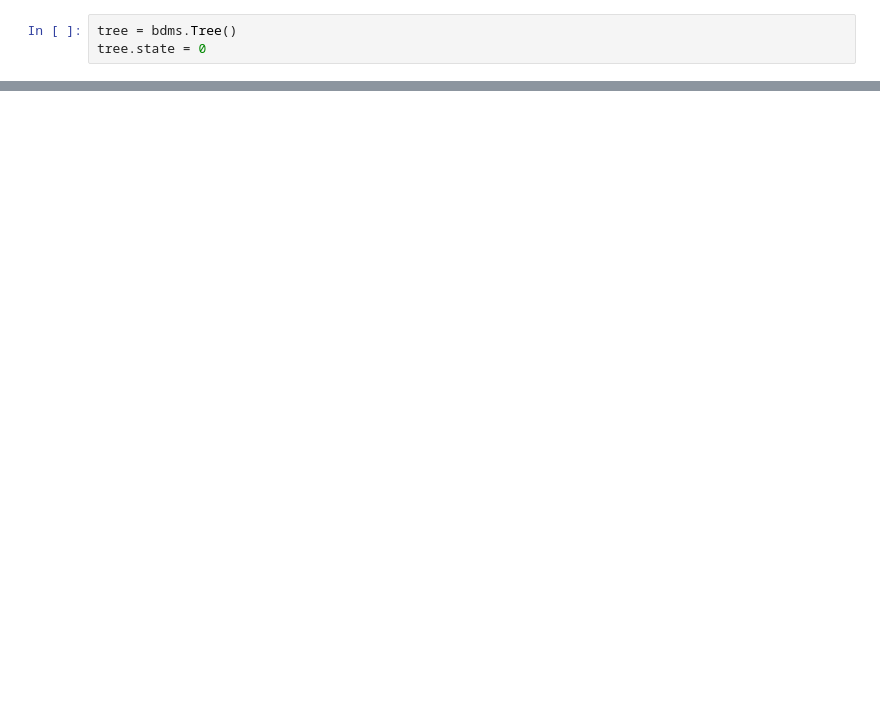
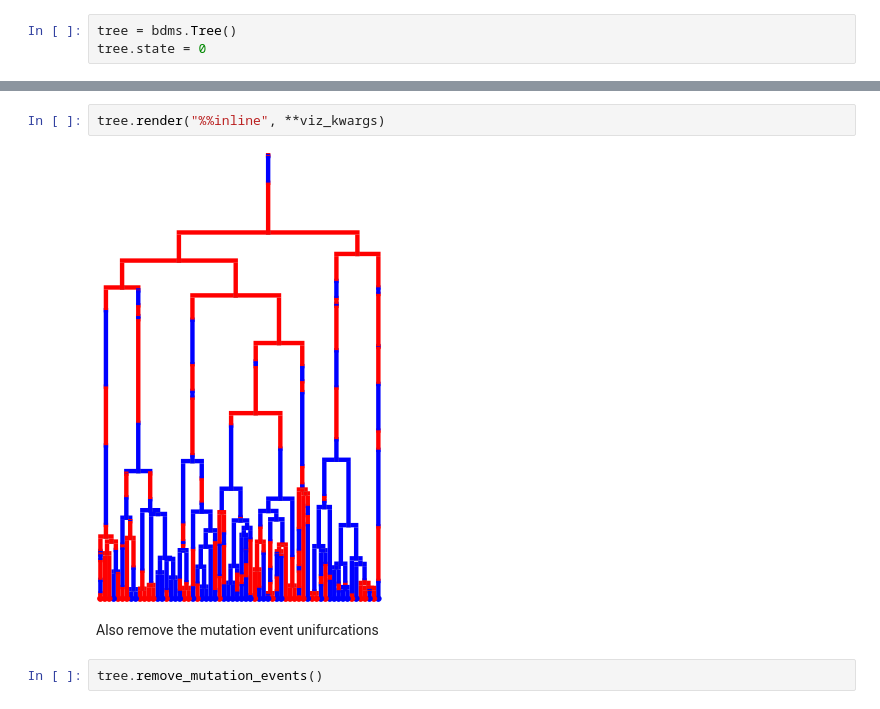
Before and after one commit to psathyrella/BDMS, a Jupyter notebook: notebooks/quickstart.ipynb, the cells around one changed output, grey strips where cells are left out. Drawn from its saved outputs; the diff is of its cells as text; blank space fills up the shorter version.

```diff
--- a/notebooks/quickstart.ipynb
+++ b/notebooks/quickstart.ipynb
@@ -205,0 +67,8 @@ tree.render("x", "%%inline")
+# %%
+tree.render("%%inline", **viz_kwargs)
+# %% [output]
+[figure, added]
+# %% [markdown]
+Also remove the mutation event unifurcations
+# %%
+tree.remove_mutation_events()
```
Also changed, not shown: parts of 46 cells of this notebook, 7 other files.
